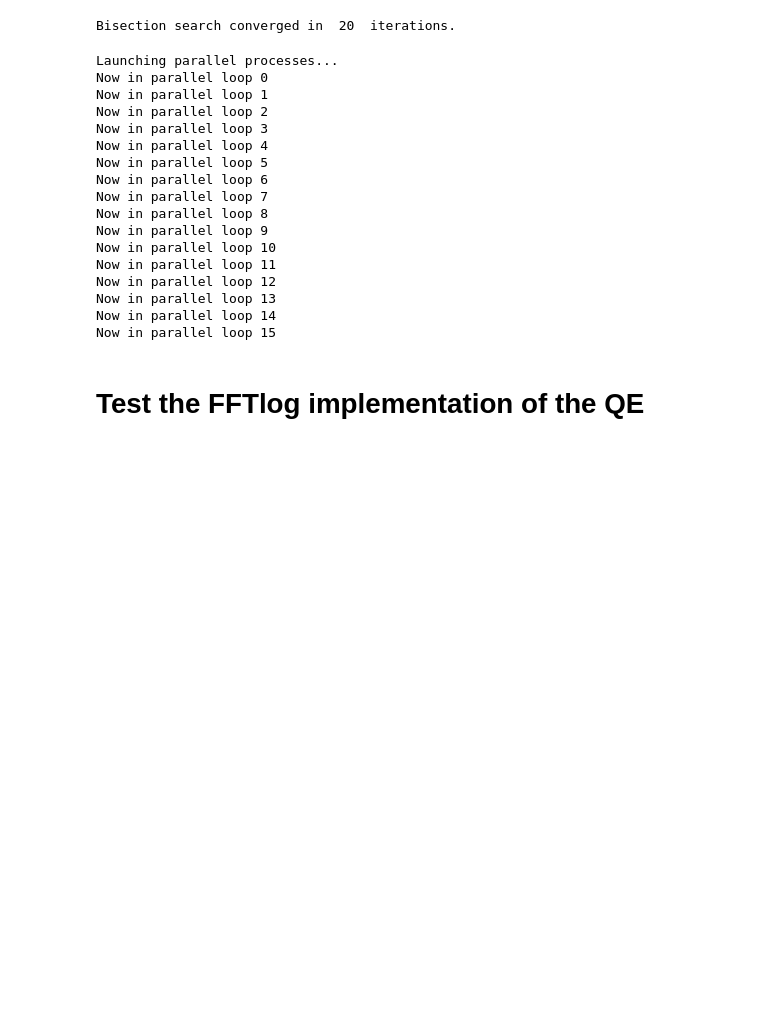
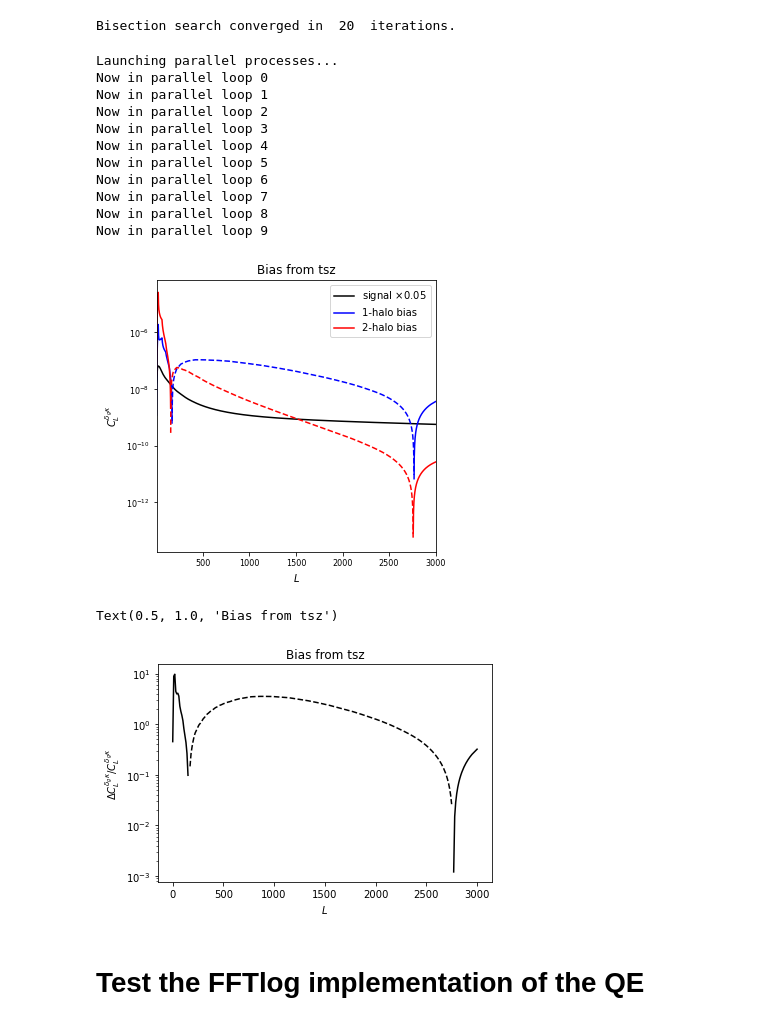
Before and after one commit to abaleato/CosmoBLENDER, a Jupyter notebook: notebooks/example_pipeline.ipynb, the cells around one changed output. Drawn from its saved outputs; the diff is of its cells as text; code cells hidden in the pictures; blank space fills up the shorter version.

Commit message:
correct scaling for cross w gals

```diff
--- a/notebooks/example_pipeline.ipynb
+++ b/notebooks/example_pipeline.ipynb
@@ -63,8 +63,8 @@ Initialise halo model calculator
 cosmoParams = {'As':2.4667392631170437e-09,'ns':.96,'omch2':(0.25-.043)*.7**2,'ombh2':0.044*.7**2,'H0':70.} #Note that for now there is still cosmology dpendence in the cls defined within the experiment class
 
 z_max = 3 #3
-nZs = 20 #50
-nMasses = 20  #30
+nZs = 10 #50
+nMasses = 10  #30
 
 # Set CIB halo model
 cib_model='planck13'#'vierro'
@@ -260,7 +254,6 @@ hm_calc.hcos.add_hod(name=survey_name, ngal=comov_ngal_gal_persqdeg_interp)
 Bisection search converged in  20  iterations.
 # %%
 which_bias = 'tsz' #''tsz' or 'cib' or 'mixed'
-experiment = SPT_5e15
 
 if which_bias=='tsz':
     hm_calc.get_tsz_cross_biases(experiment, z_mean_gal, surface_ngal_of_z_gal, survey_name=survey_name)
@@ -291,41 +284,39 @@ Now in parallel loop 6
 Now in parallel loop 7
 Now in parallel loop 8
 Now in parallel loop 9
-Now in parallel loop 10
-Now in parallel loop 11
-Now in parallel loop 12
-Now in parallel loop 13
-Now in parallel loop 14
-Now in parallel loop 15
 # %%
 plt.figure(figsize=(5, 5))
-scaling = 1
+scaling = 0.5 * experiment.biases['ells']*(experiment.biases['ells']+1)
 
 plt.plot(ells, 0.05 * Cls, 'k', label=r'signal $\times 0.05$')
 
 plt.plot(experiment.biases['ells'], scaling * cross_w_gals_1h_pos, color='b', label='1-halo bias')
 plt.plot(experiment.biases['ells'], scaling * cross_w_gals_1h_neg, color='b', ls='--')
 
 plt.plot(experiment.biases['ells'], scaling * cross_w_gals_2h_pos, color='r', label='2-halo bias')
 plt.plot(experiment.biases['ells'], scaling * cross_w_gals_2h_neg, color='r', ls='--')
 
 plt.yscale('log')
 plt.xlim([2, 3000])
 ax = plt.gca()
 ax.tick_params(axis='both', which='major', labelsize=8)
 ax.tick_params(axis='both', which='minor', labelsize=8)
 plt.ylabel(r'$C_{L}^{\delta_{g}\kappa}$')
 plt.xlabel(r'$L$')
 plt.legend()
 plt.title('Bias from {}'.format(which_bias))
 plt.show()
 
-plt.plot(ells, np.interp(ells, experiment.biases['ells'], cross_w_gals_1h_pos + cross_w_gals_2h_pos) / Cls, color='k')
-plt.plot(ells, np.interp(ells, experiment.biases['ells'], cross_w_gals_1h_neg + cross_w_gals_2h_neg) / Cls, color='k', ls='--')
+plt.plot(ells, np.interp(ells, experiment.biases['ells'], scaling * (cross_w_gals_1h_pos + cross_w_gals_2h_pos)) / Cls, color='k')
+plt.plot(ells, np.interp(ells, experiment.biases['ells'], scaling * (cross_w_gals_1h_neg + cross_w_gals_2h_neg)) / Cls, color='k', ls='--')
 plt.yscale('log')
 plt.ylabel(r'$\Delta C_{L}^{\delta_{g}\kappa} / C_{L}^{\delta_{g}\kappa}$')
 plt.xlabel(r'$L$')
 plt.title('Bias from {}'.format(which_bias))
+# %% [output]
+[figure, added]
+Text(0.5, 1.0, 'Bias from tsz')
+[figure, added]
 # %% [markdown]
 # Test the FFTlog implementation of the QE
 # %%
```
Also changed, not shown: parts of 5 cells of this notebook.
